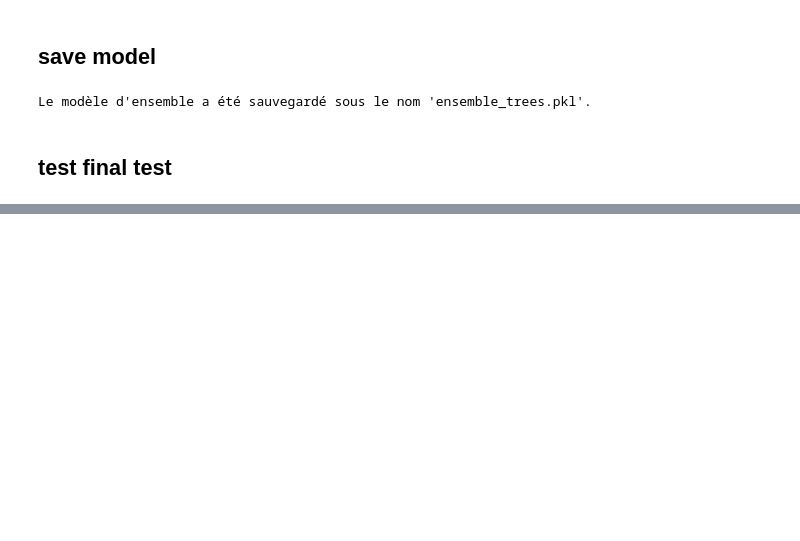
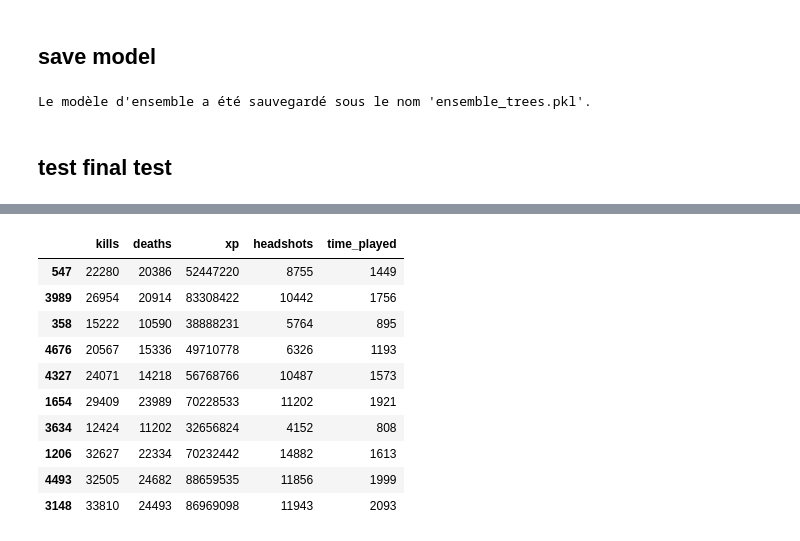
Before and after one commit to thomas454538/RainbowSixPredictionAppV2, a Jupyter notebook: TP.ipynb, the cells around one changed output, grey strips where cells are left out. Cells and saved outputs as stored; diff of their text form; code cells hidden in the pictures; blank space fills up the shorter version.

```diff
--- a/TP.ipynb
+++ b/TP.ipynb
@@ -495,0 +496,14 @@ display(results)
+# %%
+X_final_test
+# %% [output]
+|  | kills | deaths | xp | headshots | time_played |
+| 547 | 22280 | 20386 | 52447220 | 8755 | 1449 |
+| 3989 | 26954 | 20914 | 83308422 | 10442 | 1756 |
+| 358 | 15222 | 10590 | 38888231 | 5764 | 895 |
+| 4676 | 20567 | 15336 | 49710778 | 6326 | 1193 |
+| 4327 | 24071 | 14218 | 56768766 | 10487 | 1573 |
+| 1654 | 29409 | 23989 | 70228533 | 11202 | 1921 |
+| 3634 | 12424 | 11202 | 32656824 | 4152 | 808 |
+| 1206 | 32627 | 22334 | 70232442 | 14882 | 1613 |
+| 4493 | 32505 | 24682 | 88659535 | 11856 | 1999 |
+| 3148 | 33810 | 24493 | 86969098 | 11943 | 2093 |
```
Also changed, not shown: parts of 7 cells of this notebook, 2 other files.
